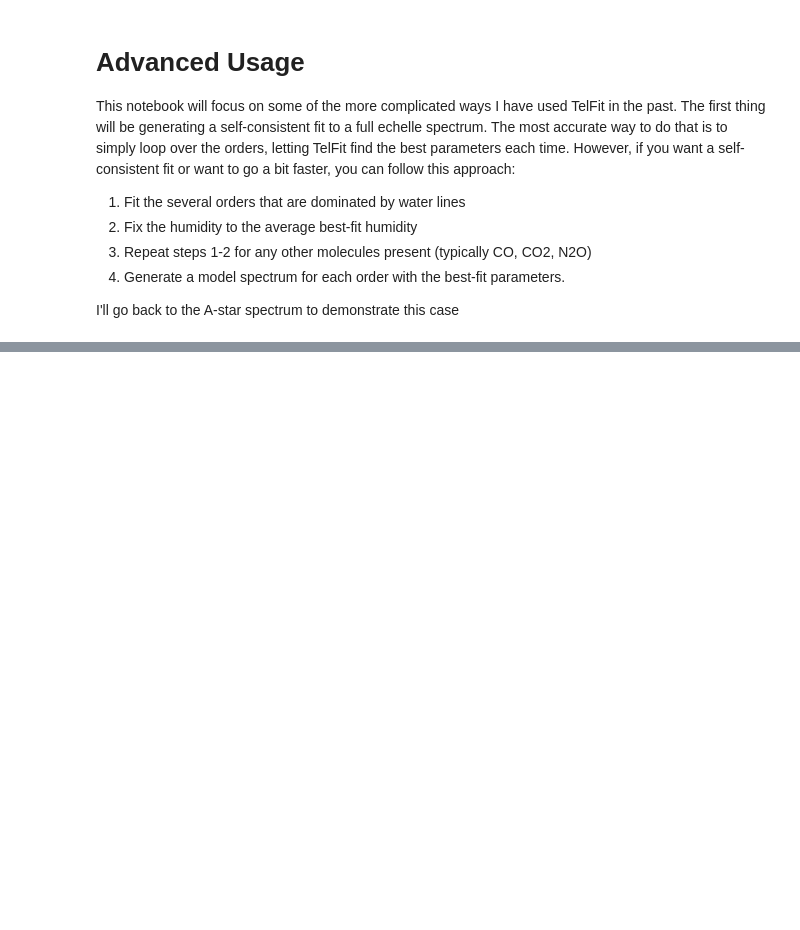
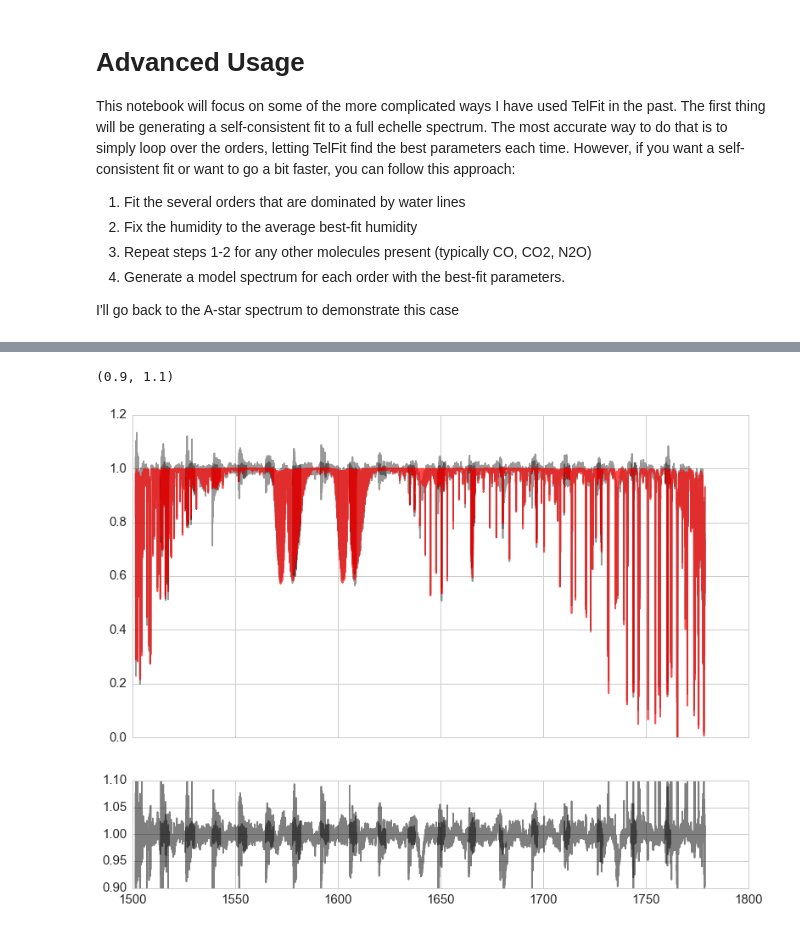
Before and after one commit to OttoStruve/TelFit_Tutorial, a Jupyter notebook: notebooks/Advanced.ipynb, the cells around one changed output, grey strips where cells are left out. Saved outputs shown, nothing was run; the diff lists cells and outputs as text; code cells hidden in the pictures; blank space fills up the shorter version.

```diff
--- a/notebooks/Advanced.ipynb
+++ b/notebooks/Advanced.ipynb
@@ -102,4 +104,3 @@ for par in (h2o, co2, ch4, co, n2o):
     # Now that we have fit every order, fix the value to be the mean
     par.guess = np.mean(par.fitvals)
     fitter.AdjustValue(par.propdict)
-    break
@@ -105,0 +146,15 @@ for par in (h2o, co2, ch4, co, n2o):
+# %%
+model_list = []
+source_list = []
+data_list = []
+for order in orders[2:21]:
+    fitter.AdjustValue(dict(wavestart=order.x[0]-5, waveend=order.x[-1]+5))
+    fitter.ImportData(order.copy())
+    source, model = fitter.GenerateModel(pars=[], separate_source=True)
+    source_list.append(source)
+    model_list.append(model)
+
+    # Get the data too, since we are updating the wavelengths
+    data = fitter.data
+    data.y *= source.y  #Un-remove the source spectrum
+    data_list.append(data)
@@ -105,0 +179,19 @@ for par in (h2o, co2, ch4, co, n2o):
+# %%
+%matplotlib inline
+fig, (top, bottom) = plt.subplots(2, 1, sharex=True, figsize=(13,10),
+                                  gridspec_kw=dict(height_ratios=(3,1)))
+first = 100
+last = -100
+for data, model in zip(data_list, model_list):
+    data = data[first:last].copy()
+    model = model[first:last].copy()
+
+    top.plot(data.x, data.y/data.cont, 'k-', alpha=0.4)
+    top.plot(model.x, model.y, 'r-', alpha=0.7)
+
+    bottom.plot(data.x, data.y/data.cont / model.y, 'k-', alpha=0.5)
+
+bottom.set_ylim((0.9, 1.1))
+# %% [output]
+(0.9, 1.1)
+[figure, added]
```
Also changed, not shown: parts of 12 cells of this notebook.
